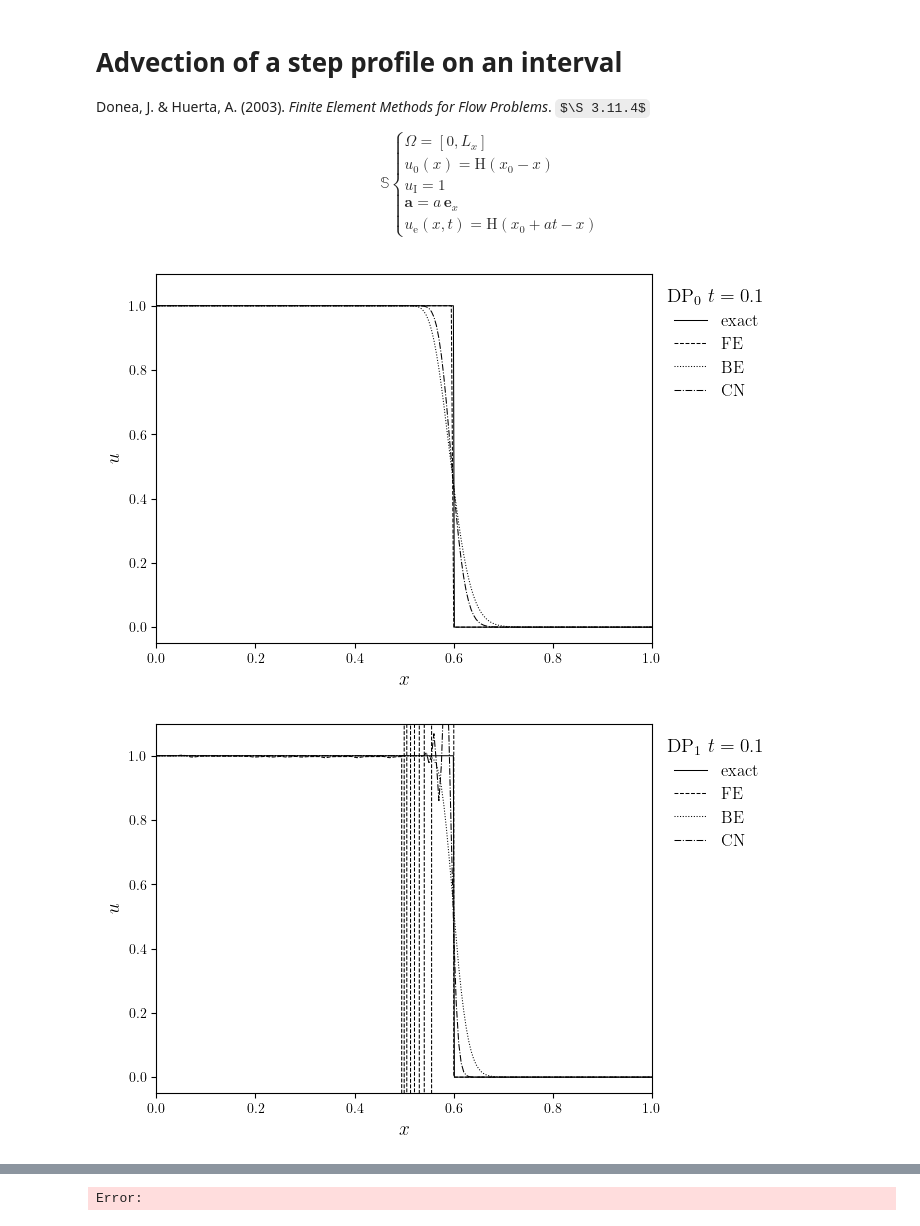
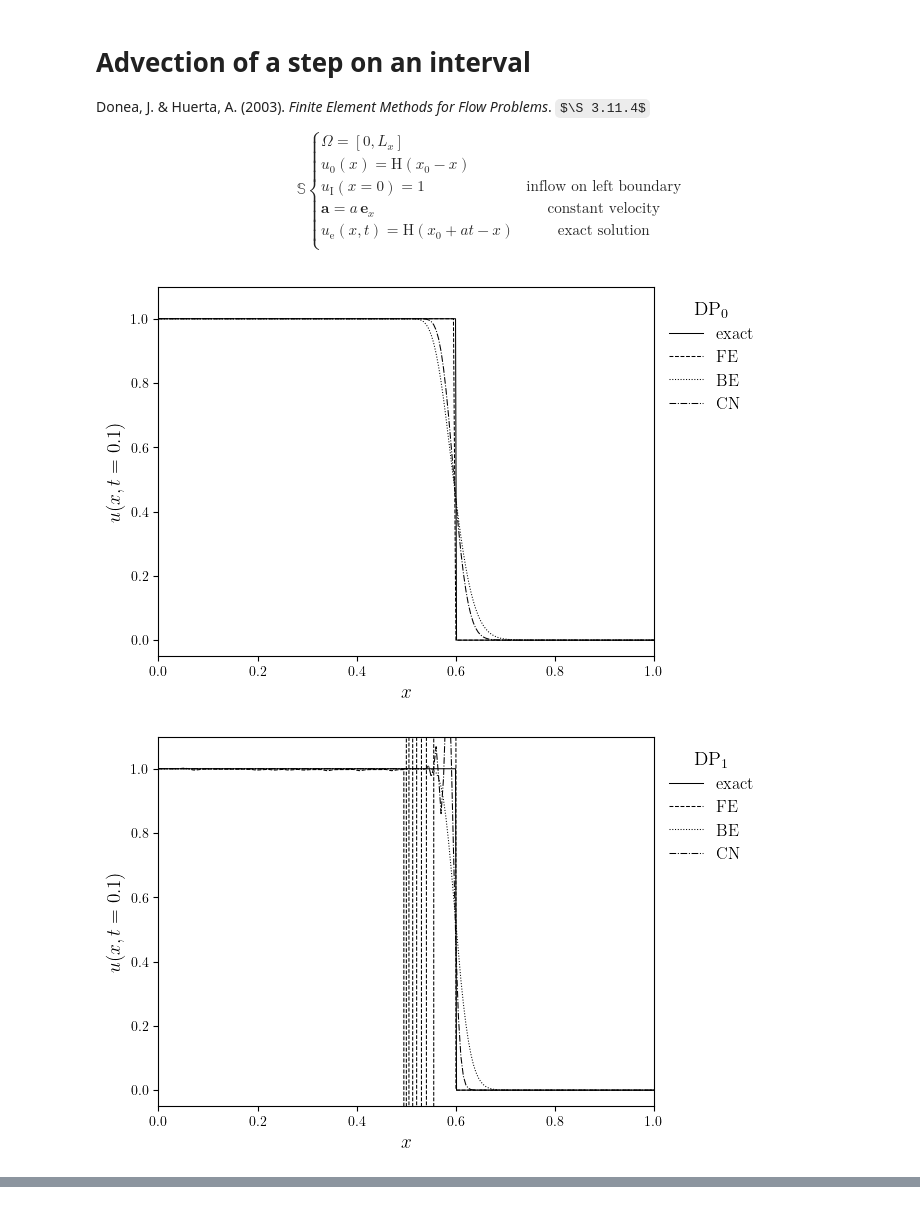
Before and after one commit to george-poole/LUCiFEx, a Jupyter notebook: demo/notebooks/P06_numerical/N01.1_dg_advection_interval_step.ipynb, the cells around one changed output, grey strips where cells are left out. Drawn from its saved outputs; the diff is of its cells as text; code cells hidden in the pictures; some formulas as TeX source.

```diff
--- a/demo/notebooks/P06_numerical/N01.1_dg_advection_interval_step.ipynb
+++ b/demo/notebooks/P06_numerical/N01.1_dg_advection_interval_step.ipynb
@@ -1,5 +1,5 @@
 # %% [markdown]
-# Advection of a step profile on an interval
+# Advection of a step on an interval
 
 Donea, J. & Huerta, A. (2003). *Finite Element Methods for Flow Problems*. $\S 3.11.4$
 
@@ -8,9 +8,9 @@ $$
 \begin{cases}
 \Omega = [0, L_x] \\
 u_0(x)=\text{H}(x_0-x) \\
-u_{\text{I}} = 1 \\
-\textbf{a}=a\,\textbf{e}_x \\
-u_{\text{e}}(x,t) = \text{H}(x_0 + at - x)
+u_{\text{I}}(x=0) = 1 & \text{inflow on left boundary} \\
+\textbf{a}=a\,\textbf{e}_x & \text{constant velocity} \\
+u_{\text{e}}(x,t) = \text{H}(x_0 + at - x)  & \text{exact solution} \\
 \end{cases}
 $$
 # %%
@@ -60,8 +60,8 @@ u_in = 1.0
 x0 = 0.5 * Lx
 
 a = 1.0
-courant = 0.75
-dt = cfl_timestep(a, h, 1.0)
+courant = 1.0
+dt = cfl_timestep(a, h, courant)
 
 elem_opts = [
     ('DP', 0),
@@ -82,31 +82,31 @@ for elem in elem_opts:
 # %%
 def exact_solution(
     x: np.ndarray,
     t: float,
     a: float,
     x0: float
 ) -> np.ndarray:
     u = np.zeros_like(x)
     u[x < x0 + a * t] = 1.0
     return u
 
 x = np.linspace(0, Lx, num=500)
 t_target = dt * 20
 ue = exact_solution(x, t_target, a, x0)
 
 for elem in elem_opts:
     fam, deg = elem
     lines = [(x, ue)]
     legend_labels = ['exact']
-    legend_title = f'{fam}$_{deg}$ $t={t_target}$'
+    legend_title = f'{fam}$_{deg}$'
     for D_adv in D_adv_opts:
         u = simulations[elem][D_adv]['u']
         time_index = as_index(u.time_series, t_target, func=lambda x, y: np.isclose(x, y))
         lines.append(u.series[time_index])
         legend_labels.append(f'{D_adv}')
-    fig, ax = plot_line(lines, legend_labels, legend_title, x_lims=x, x_label='$x$', y_label='$u$')
+    fig, ax = plot_line(lines, legend_labels, legend_title, x_lims=x, x_label='$x$', y_label=f'$u(x,t={t_target})$')
     ax.set_ylim(-0.05, 1.1)
     save_figure(f'u(x,t={t_target})_{fam}{deg}')(fig)
 # %% [output]
-[figure, old version]
+[figure, new version]
-[figure, old version]
+[figure, new version]
@@ -114 +113,0 @@ for elem in elem_opts:
-Error:
```
Also changed, not shown: parts of 1 cell of this notebook, 25 other files.
